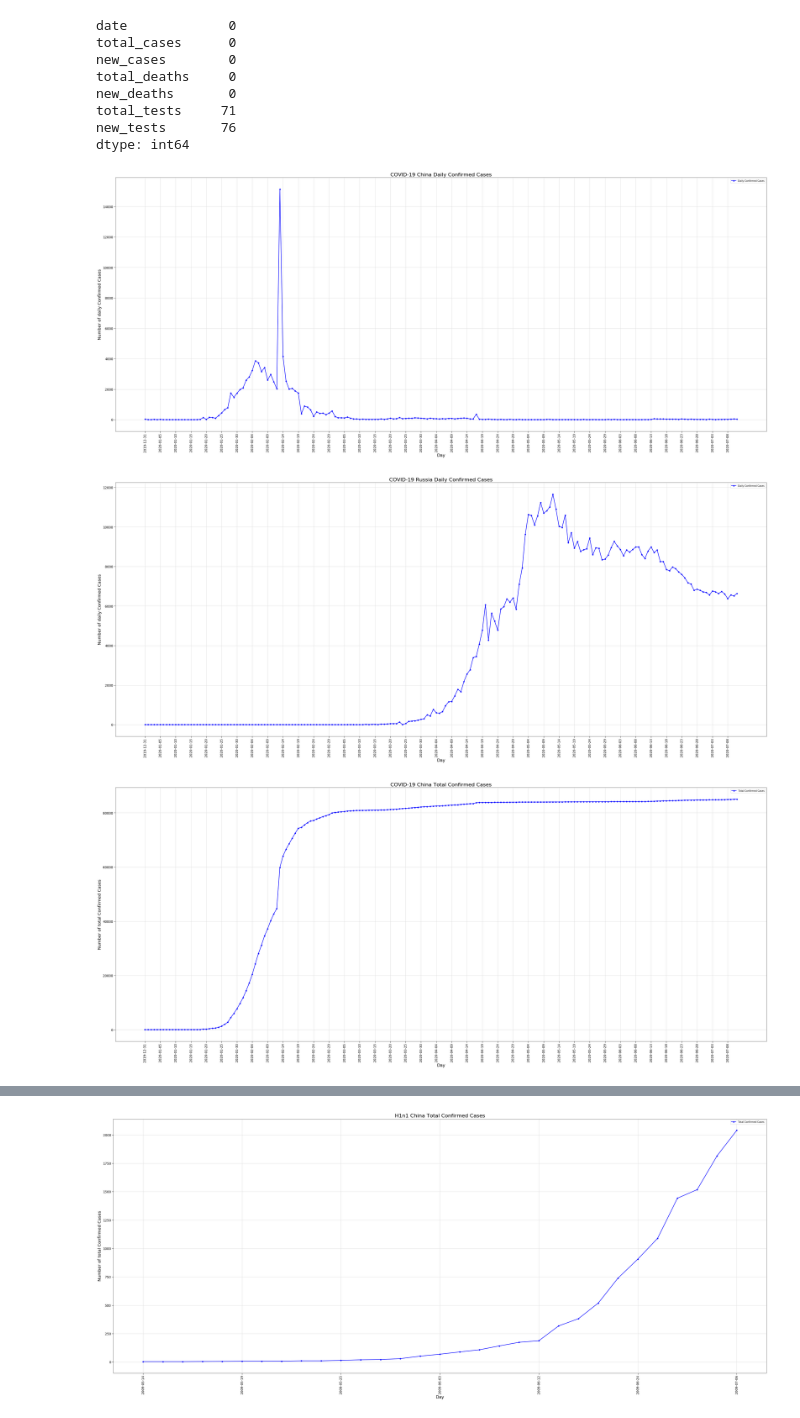
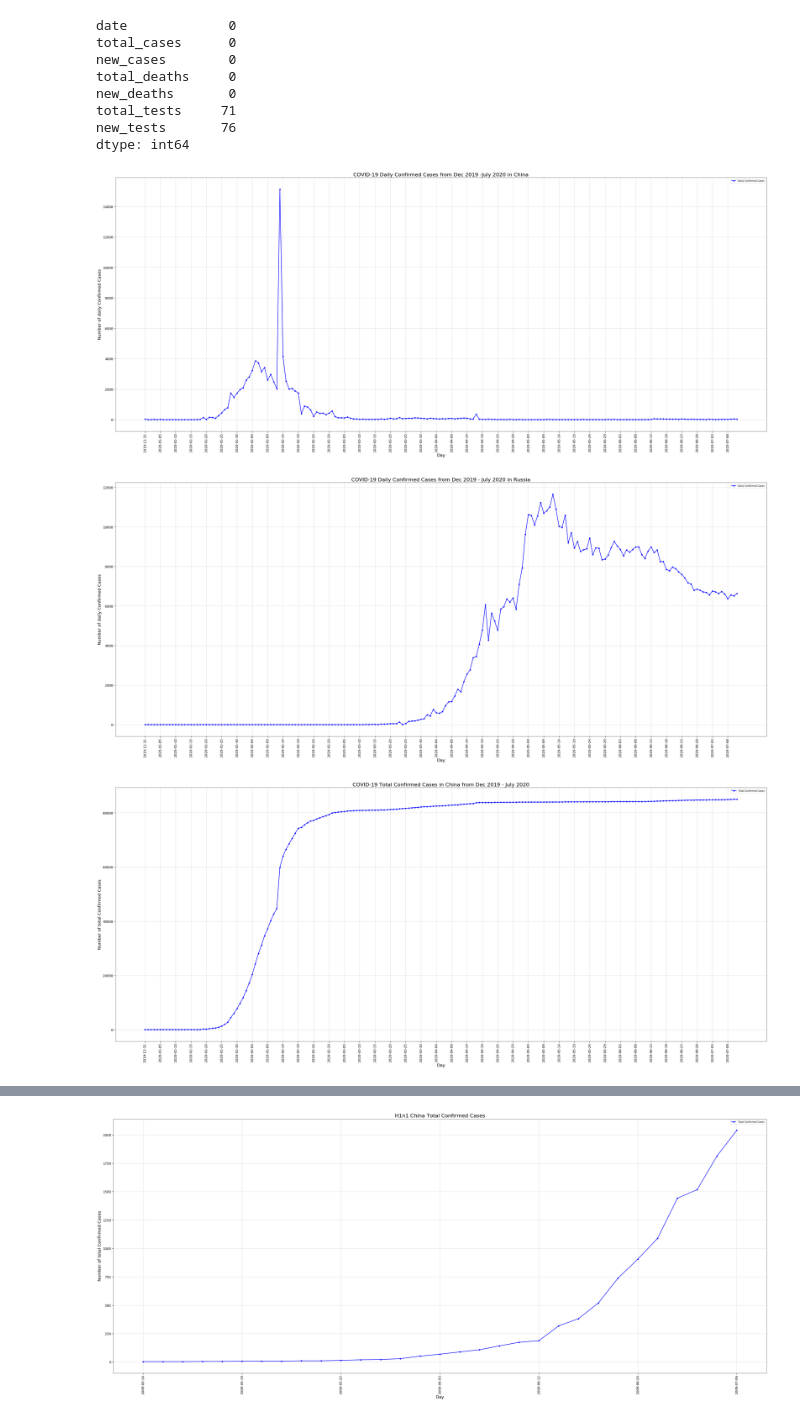
Before and after one commit to Akplesa/viruses, a Jupyter notebook: Untitled.ipynb, the cells around one changed output, grey strips where cells are left out. Saved outputs shown, nothing was run; the diff lists cells and outputs as text; code cells hidden in the pictures.

```diff
--- a/Untitled.ipynb
+++ b/Untitled.ipynb
@@ -118,25 +118,25 @@ dtype: int64
 # %%
 #plot the daily confirmed cases for China
 confirmed_cases = np.nan_to_num(Covid_China['new_cases'])
 f = plt.figure(figsize=(50,20))
 ax = f.add_subplot(111)
 day = Covid_China['date']
 marker_style = dict(linewidth=2, linestyle='-', marker='o',markersize=5)
 plt.plot(day,confirmed_cases,"-.",color="blue",**marker_style)
 ax.tick_params(which='both', width=1,labelsize=14)
 ax.tick_params(which='major', length=6)
 ax.tick_params(which='minor', length=3, color='0.8')
 plt.xticks(rotation = '90')
 plt.xticks(np.arange(0,len(day)+1,5))
 plt.grid(lw = 1, ls = '-', c = "0.85", which = 'major')
 plt.grid(lw = 1, ls = '-', c = "0.95", which = 'minor')
-plt.title("COVID-19 China Daily Confirmed Cases",{'fontsize':22})
+plt.title("COVID-19 Daily Confirmed Cases from Dec 2019 -July 2020 in China",{'fontsize':22})
 plt.xlabel("Day",fontsize =18)
 plt.ylabel("Number of daily Confirmed Cases",fontsize =18)
 plt.legend(['Daily Confirmed Cases'])
 plt.show()
 # %% [output]
-[figure, old version]
+[figure, new version]
 # %%
 #plot the daily confirmed cases for Russia
 confirmed_cases = np.nan_to_num(Covid_Russia['new_cases'])
@@ -152,13 +152,13 @@ plt.xticks(rotation = '90')
 plt.xticks(np.arange(0,len(day)+1,5))
 plt.grid(lw = 1, ls = '-', c = "0.85", which = 'major')
 plt.grid(lw = 1, ls = '-', c = "0.95", which = 'minor')
-plt.title("COVID-19 Russia Daily Confirmed Cases",{'fontsize':22})
+plt.title("COVID-19 Daily Confirmed Cases from Dec 2019 - July 2020 in Russia",{'fontsize':22})
 plt.xlabel("Day",fontsize =18)
 plt.ylabel("Number of daily Confirmed Cases",fontsize =18)
 plt.legend(['Daily Confirmed Cases'])
 plt.show()
 # %% [output]
-[figure, old version]
+[figure, new version]
 # %%
 #plot the total confirmed cases for China
 confirmed_cases = np.nan_to_num(Covid_China['total_cases'])
@@ -174,13 +174,13 @@ plt.xticks(rotation = '90')
 plt.xticks(np.arange(0,len(day)+1,5))
 plt.grid(lw = 1, ls = '-', c = "0.85", which = 'major')
 plt.grid(lw = 1, ls = '-', c = "0.95", which = 'minor')
-plt.title("COVID-19 China Total Confirmed Cases",{'fontsize':22})
+plt.title("COVID-19 Total Confirmed Cases in China from Dec 2019 - July 2020",{'fontsize':22})
 plt.xlabel("Day",fontsize =18)
 plt.ylabel("Number of total Confirmed Cases",fontsize =18)
 plt.legend(['Total Confirmed Cases'])
 plt.show()
 # %% [output]
-[figure, old version]
+[figure, new version]
 # %%
 #plot the total confirmed cases for Russia
 confirmed_cases = np.nan_to_num(Covid_Russia['total_cases'])
```
Also changed, not shown: parts of 9 cells of this notebook.
